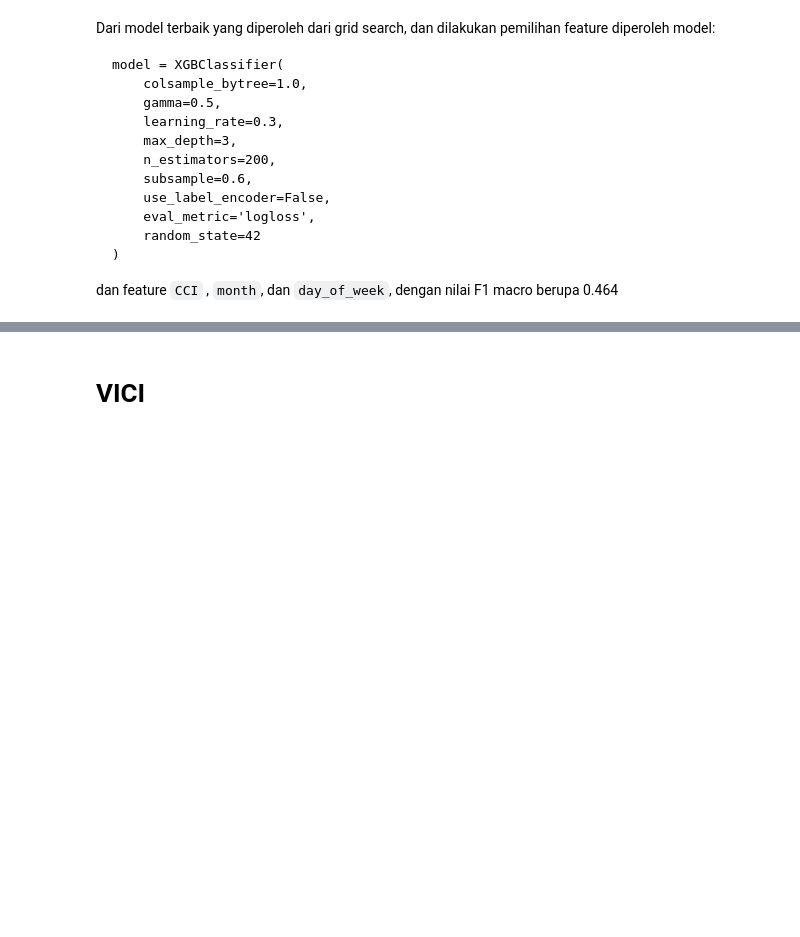
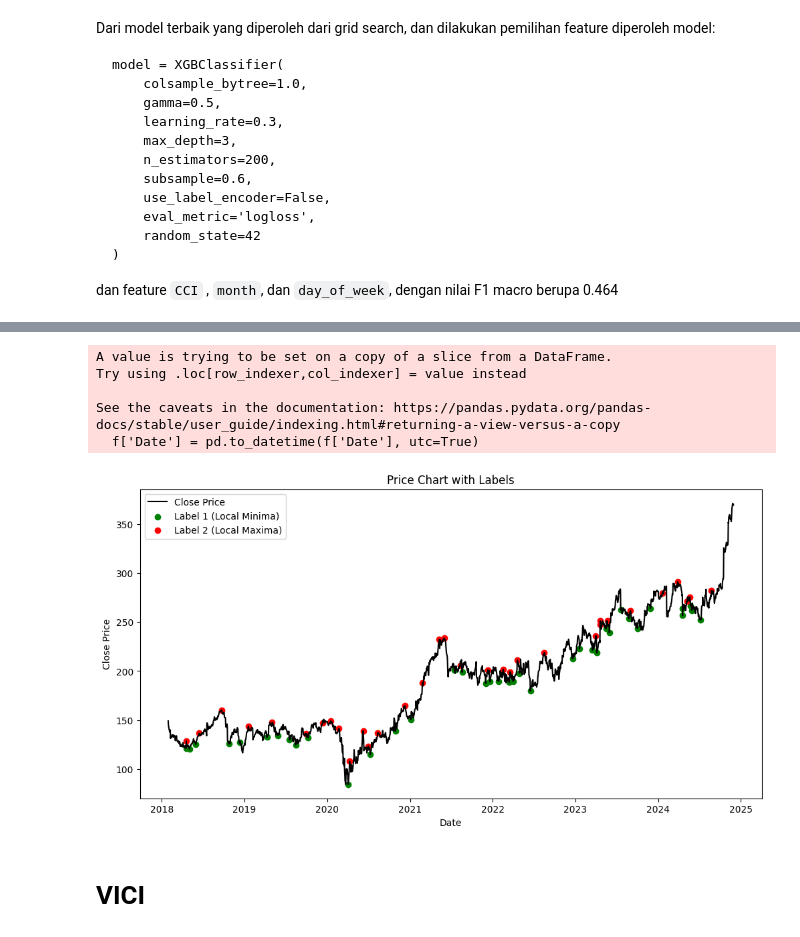
Before and after one commit to Hfdrsyd/Yahoo-Finance-Scraping_Script, a Jupyter notebook: 4_final_modelling.ipynb, the cells around one changed output, grey strips where cells are left out. Cells and saved outputs as stored; diff of their text form; code cells hidden in the pictures; blank space fills up the shorter version.

Commit message:
add modelling baru

```diff
--- a/4_final_modelling.ipynb
+++ b/4_final_modelling.ipynb
@@ -449,0 +452,3 @@ dan feature `CCI` , `month`, dan `day_of_week`, dengan nilai F1 macro berupa 0.4
+# %%
+X_percobaan = X_train[['CCI','month','day_of_week']]
+X_percobaan
@@ -449,0 +484,15 @@ dan feature `CCI` , `month`, dan `day_of_week`, dengan nilai F1 macro berupa 0.4
+# %%
+model = XGBClassifier(
+    colsample_bytree=1.0,
+    gamma=0.5,
+    learning_rate=0.3,
+    max_depth=3,
+    n_estimators=200,
+    subsample=0.6,
+    use_label_encoder=False,
+    eval_metric='logloss',
+    random_state=42
+)
+model.fit(X_percobaan, y_train)
+y_percobaan = model.predict(X_percobaan)
+y_percobaan
@@ -449,0 +504,2 @@ dan feature `CCI` , `month`, dan `day_of_week`, dengan nilai F1 macro berupa 0.4
+# %%
+X_train['label_2'] = y_percobaan
@@ -450,3 +528,26 @@ dan feature `CCI` , `month`, dan `day_of_week`, dengan nilai F1 macro berupa 0.4
+# %%
+f = X_train
+
+f['Date'] = pd.to_datetime(f['Date'], utc=True)
+plt.figure(figsize=(12, 6))
+plt.plot(f['Date'], f['Close'], label='Close Price', color='black')
+plt.scatter(f['Date'][f['label_2'] == 1], f['Close'][f['label_2'] == 1],
+            color='green', label='Label 1 (Local Minima)', marker='o')
+plt.scatter(f['Date'][f['label_2'] == 2], f['Close'][f['label_2'] == 2],
+            color='red', label='Label 2 (Local Maxima)', marker='o')
+
+plt.title('Price Chart with Labels')
+plt.xlabel('Date')
+plt.ylabel('Close Price')
+plt.legend()
+plt.show()
+# %% [output]
+A value is trying to be set on a copy of a slice from a DataFrame.
+Try using .loc[row_indexer,col_indexer] = value instead
+
+See the caveats in the documentation: https://pandas.pydata.org/pandas-docs/stable/user_guide/indexing.html#returning-a-view-versus-a-copy
+  f['Date'] = pd.to_datetime(f['Date'], utc=True)
+[figure, added]
 # %% [markdown]
 # VICI
 # %%
```
Also changed, not shown: parts of 6 cells of this notebook, 11 other files.
